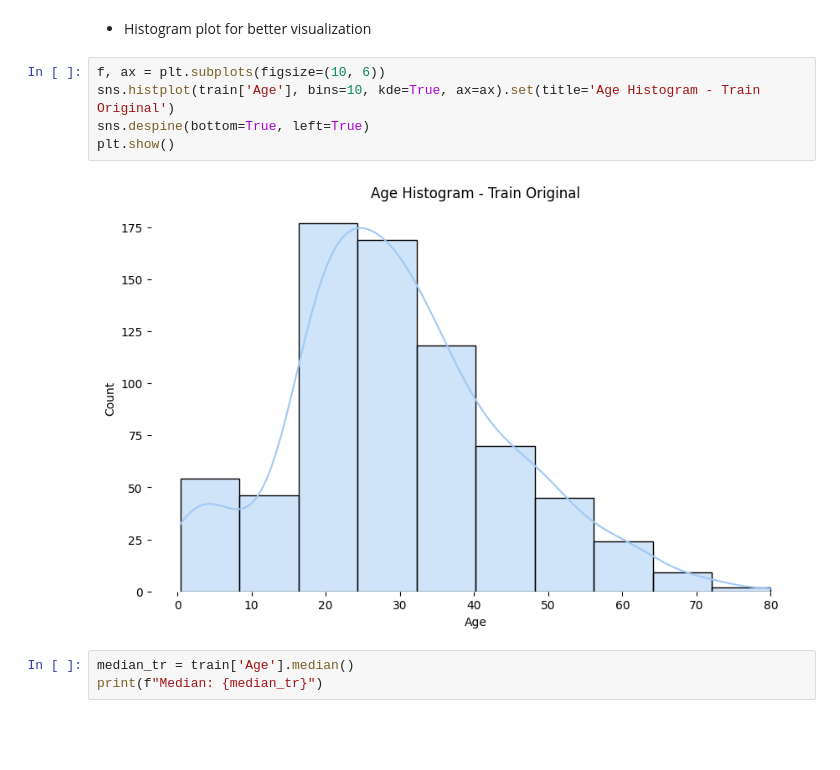
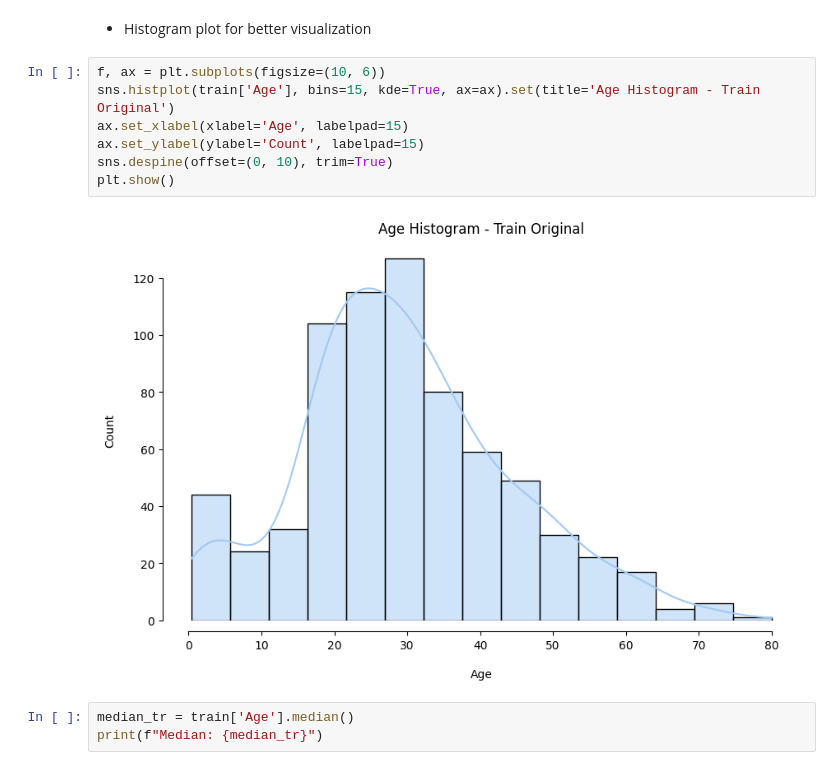
Before and after one commit to guievbs/titanic-kaggle, a Jupyter notebook: src/features/eda.ipynb, the cells around one changed output. Saved outputs shown, nothing was run; the diff lists cells and outputs as text; blank space fills up the shorter version.

```diff
--- a/src/features/eda.ipynb
+++ b/src/features/eda.ipynb
@@ -171,11 +171,13 @@ Name: Age, dtype: float64
 - Histogram plot for better visualization
 # %%
 f, ax = plt.subplots(figsize=(10, 6))
-sns.histplot(train['Age'], bins=10, kde=True, ax=ax).set(title='Age Histogram - Train Original')
-sns.despine(bottom=True, left=True)
+sns.histplot(train['Age'], bins=15, kde=True, ax=ax).set(title='Age Histogram - Train Original')
+ax.set_xlabel(xlabel='Age', labelpad=15)
+ax.set_ylabel(ylabel='Count', labelpad=15)
+sns.despine(offset=(0, 10), trim=True)
 plt.show()
 # %% [output]
-[figure, old version]
+[figure, new version]
 # %%
 median_tr = train['Age'].median()
 print(f"Median: {median_tr}")
```
Also changed, not shown: parts of 5 cells of this notebook.
